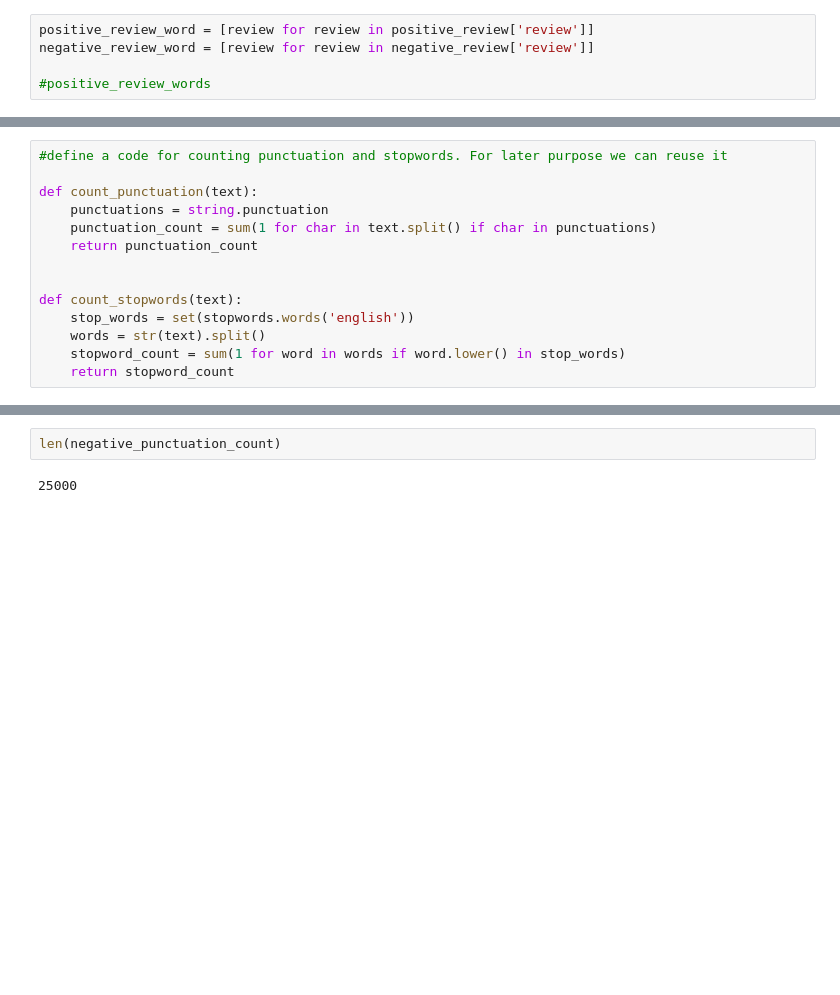
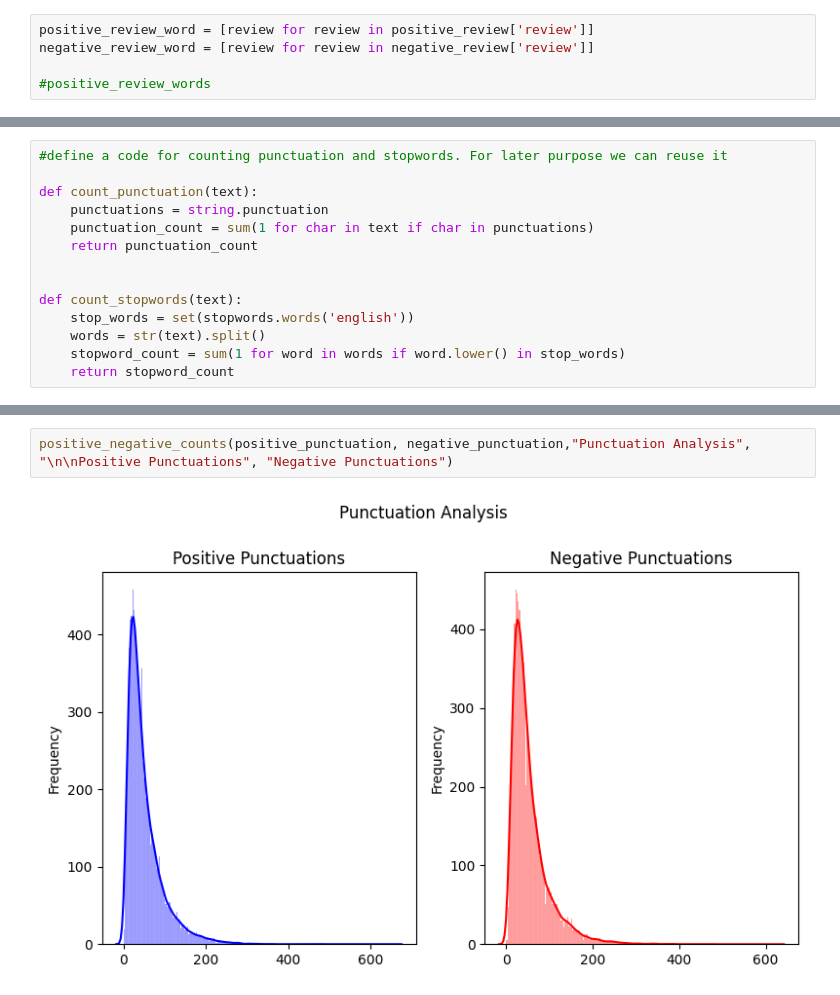
Before and after one commit to ifuu16/Movie_Sentiment_Analysis, a Jupyter notebook: data_preprocessing.ipynb, the cells around one changed output, grey strips where cells are left out. Cells and saved outputs as stored; diff of their text form; blank space fills up the shorter version.

```diff
--- a/data_preprocessing.ipynb
+++ b/data_preprocessing.ipynb
@@ -110,7 +114,7 @@ plt.show()
 
 def count_punctuation(text):
     punctuations = string.punctuation
-    punctuation_count = sum(1 for char in text.split() if char in punctuations)
+    punctuation_count = sum(1 for char in text if char in punctuations)
     return punctuation_count
 
 
@@ -134,5 +132,5 @@ len(positive_punctuation_count)
 # %%
-len(negative_punctuation_count)
+positive_negative_counts(positive_punctuation, negative_punctuation,"Punctuation Analysis",  "\n\nPositive Punctuations", "Negative Punctuations")
 # %% [output]
-25000
+[figure, added]
 # %%
```
Also changed, not shown: parts of 4 cells of this notebook.
